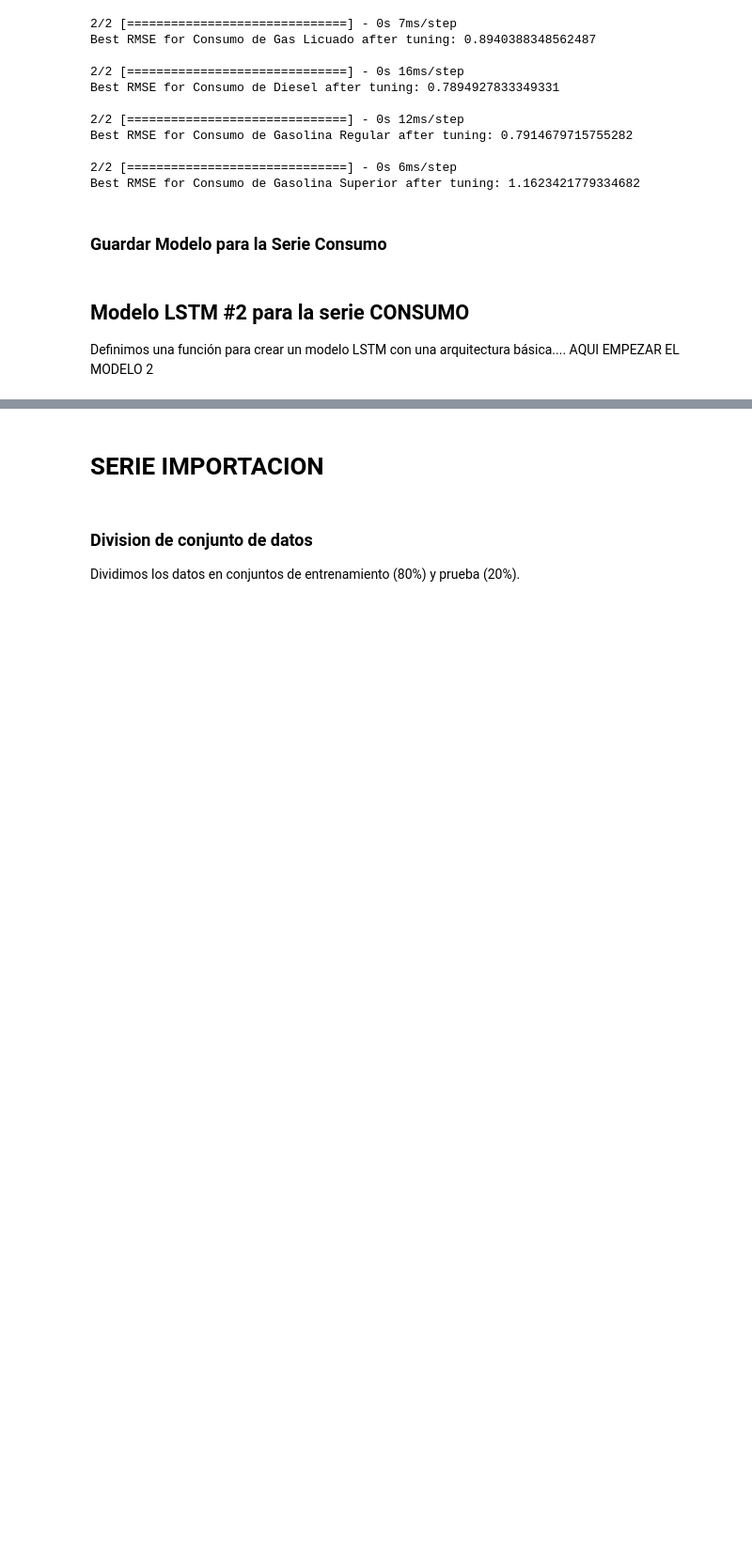
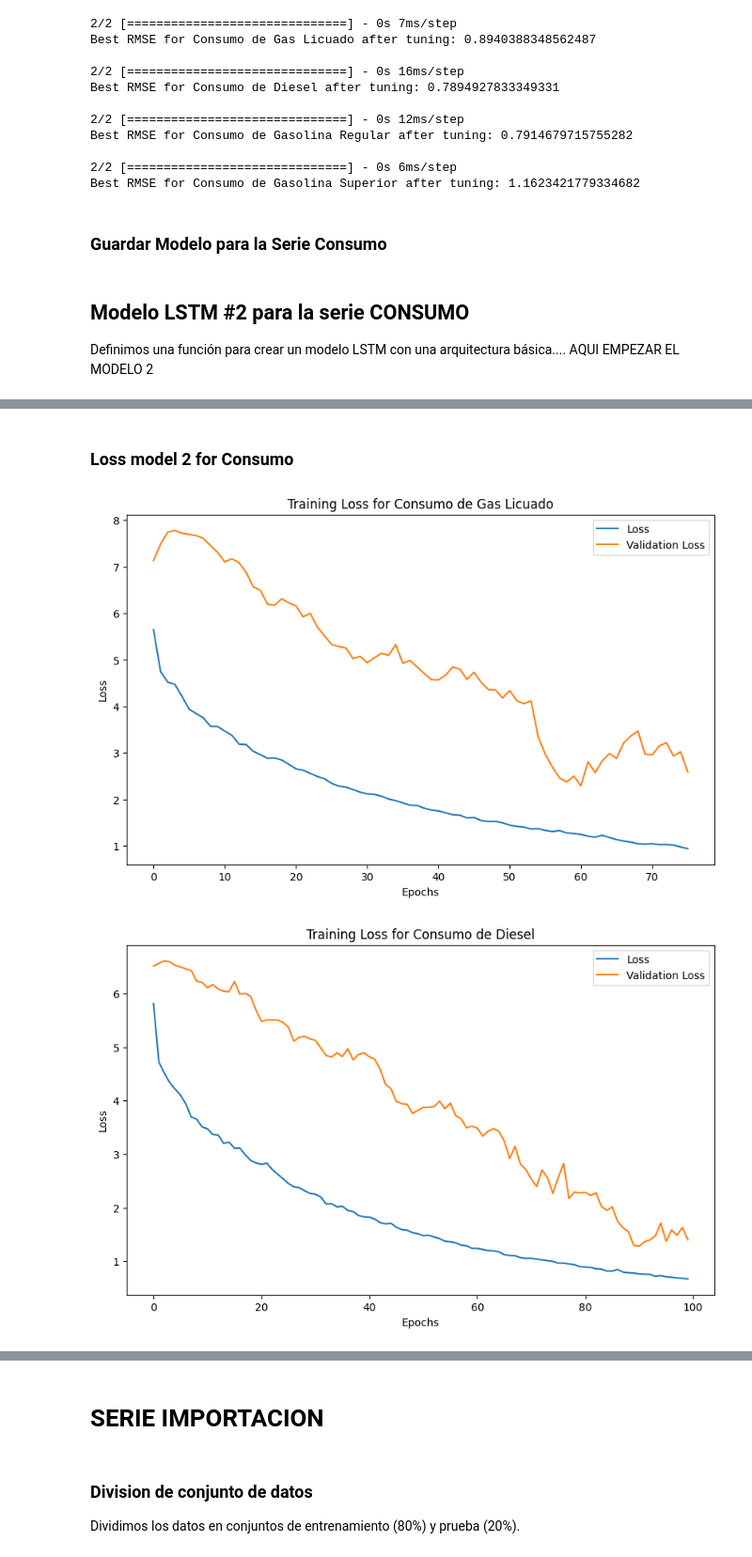
Before and after one commit to mariaRam2003/Laboratorio3-DataScience, a Jupyter notebook: AVANCES.ipynb, the cells around one changed output, grey strips where cells are left out. Shown at 94% size. Saved outputs shown, nothing was run; the diff lists cells and outputs as text; code cells hidden in the pictures; blank space fills up the shorter version.

Commit message:
importaciones modelo 2 terminado

```diff
--- a/AVANCES.ipynb
+++ b/AVANCES.ipynb
@@ -759,7 +759,7 @@ Definimos una función para crear un modelo LSTM con una arquitectura básica...
 # %%
 # Entrenamiento Gas Licuado
 model_consumo_gas_licuado = create_lstm_model2((X_train_consumo_gas_licuado.shape[1], X_train_consumo_gas_licuado.shape[2]))
-early_stopping = EarlyStopping(monitor='val_loss', patience=10, restore_best_weights=True)
+early_stopping = EarlyStopping(monitor='val_loss', patience=15, restore_best_weights=True)
 
 history_consumo_gas_licuado = model_consumo_gas_licuado.fit(X_train_consumo_gas_licuado, y_train_consumo_gas_licuado, epochs=100, validation_data=(X_test_consumo_gas_licuado, y_test_consumo_gas_licuado), callbacks=[early_stopping], verbose=1)
 # %% [output]
@@ -766,0 +794,6 @@ NameError: name 'l2' is not defined
+# %%
+# Entrenamiento Diesel
+model_consumo_diesel2 = create_lstm_model2((X_train_consumo_diesel.shape[1], X_train_consumo_diesel.shape[2]))
+early_stopping = EarlyStopping(monitor='val_loss', patience=20, restore_best_weights=True)
+
+history_consumo_diesel2 = model_consumo_diesel2.fit(X_train_consumo_diesel, y_train_consumo_diesel, epochs=100, validation_data=(X_test_consumo_diesel, y_test_consumo_diesel), callbacks=[early_stopping], verbose=1)
@@ -766,0 +829,6 @@ NameError: name 'l2' is not defined
+# %%
+# Entrenamiento Regular
+model_consumo_regular2 = create_lstm_model2((X_train_consumo_regular.shape[1], X_train_consumo_regular.shape[2]))
+early_stopping = EarlyStopping(monitor='val_loss', patience=15, restore_best_weights=True)
+
+history_consumo_regular2 = model_consumo_regular2.fit(X_train_consumo_regular, y_train_consumo_regular, epochs=100, validation_data=(X_test_consumo_regular, y_test_consumo_regular), callbacks=[early_stopping], verbose=1)
@@ -766,0 +864,6 @@ NameError: name 'l2' is not defined
+# %%
+# Entrenamiento Superior
+model_consumo_superior2 = create_lstm_model2((X_train_consumo_superior.shape[1], X_train_consumo_superior.shape[2]))
+early_stopping = EarlyStopping(monitor='val_loss', patience=15, restore_best_weights=True)
+
+history_consumo_superior2 = model_consumo_superior2.fit(X_train_consumo_superior, y_train_consumo_superior, epochs=100, validation_data=(X_test_consumo_superior, y_test_consumo_superior), callbacks=[early_stopping], verbose=1)
@@ -766,0 +899,45 @@ NameError: name 'l2' is not defined
+# %% [markdown]
+### Loss model 2 for Consumo
+# %%
+# Perdida de Gas Licuado
+plt.figure(figsize=(10, 6))
+plt.plot(history_consumo_gas_licuado.history['loss'], label='Loss')
+plt.plot(history_consumo_gas_licuado.history['val_loss'], label='Validation Loss')
+plt.title('Training Loss for Consumo de Gas Licuado')
+plt.xlabel('Epochs')
+plt.ylabel('Loss')
+plt.legend()
+plt.show()
+
+# Perdida de Diesel
+plt.figure(figsize=(10, 6))
+plt.plot(history_consumo_diesel2.history['loss'], label='Loss')
+plt.plot(history_consumo_diesel2.history['val_loss'], label='Validation Loss')
+plt.title('Training Loss for Consumo de Diesel')
+plt.xlabel('Epochs')
+plt.ylabel('Loss')
+plt.legend()
+plt.show()
+
+# Perdida de Regular
+plt.figure(figsize=(10, 6))
+plt.plot(history_consumo_regular2.history['loss'], label='Loss')
+plt.plot(history_consumo_regular2.history['val_loss'], label='Validation Loss')
+plt.title('Training Loss for Consumo de Gasolina Regular')
+plt.xlabel('Epochs')
+plt.ylabel('Loss')
+plt.legend()
+plt.show()
+
+# Perdida de Superior
+plt.figure(figsize=(10, 6))
+plt.plot(history_consumo_superior2.history['loss'], label='Loss')
+plt.plot(history_consumo_superior2.history['val_loss'], label='Validation Loss')
+plt.title('Training Loss for Consumo de Gasolina Superior')
+plt.xlabel('Epochs')
+plt.ylabel('Loss')
+plt.legend()
+plt.show()
+# %% [output]
+[figure, added]
+[figure, added]
```
Also changed, not shown: parts of 32 cells of this notebook, 4 other files.
